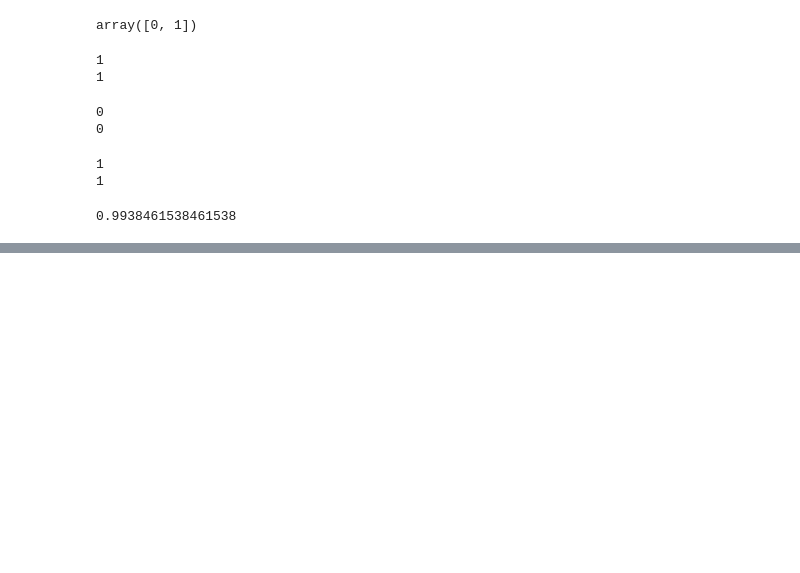
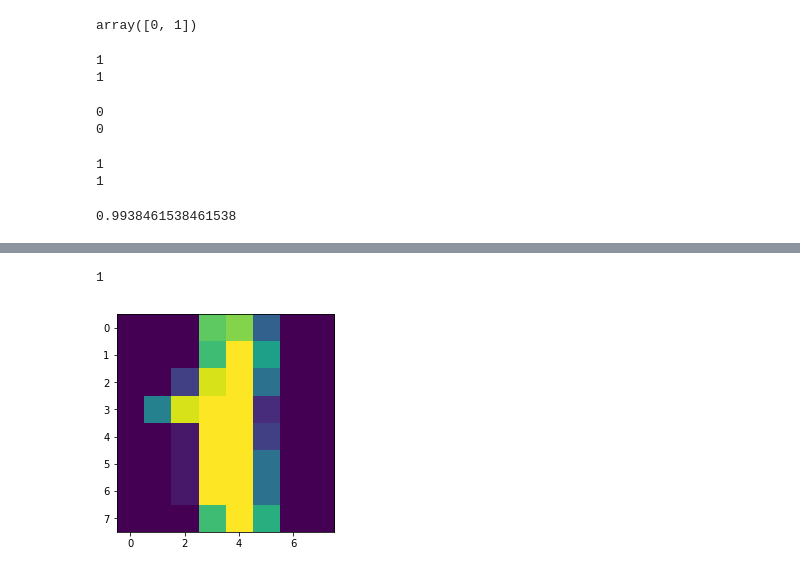
Before and after one commit to ankitguptamdp/Machine-Learning, a Jupyter notebook: 21. Naive Bayes Classifier/Jupyter Notebooks/21. Naive Bayes Classifier.ipynb, the cells around one changed output, grey strips where cells are left out. Drawn from its saved outputs; the diff is of its cells as text; code cells hidden in the pictures; blank space fills up the shorter version.

```diff
--- a/21. Naive Bayes Classifier/Jupyter Notebooks/21. Naive Bayes Classifier.ipynb
+++ b/21. Naive Bayes Classifier/Jupyter Notebooks/21. Naive Bayes Classifier.ipynb
@@ -255,0 +359,7 @@ print(score(x_train,y_train,x_test,y_test))
+# %%
+plt.imshow(X[1].reshape((8,8)))
+print(Y[1])
+plt.show()
+# %% [output]
+1
+[figure, added]
```
Also changed, not shown: parts of 36 cells of this notebook, 10 other files.
